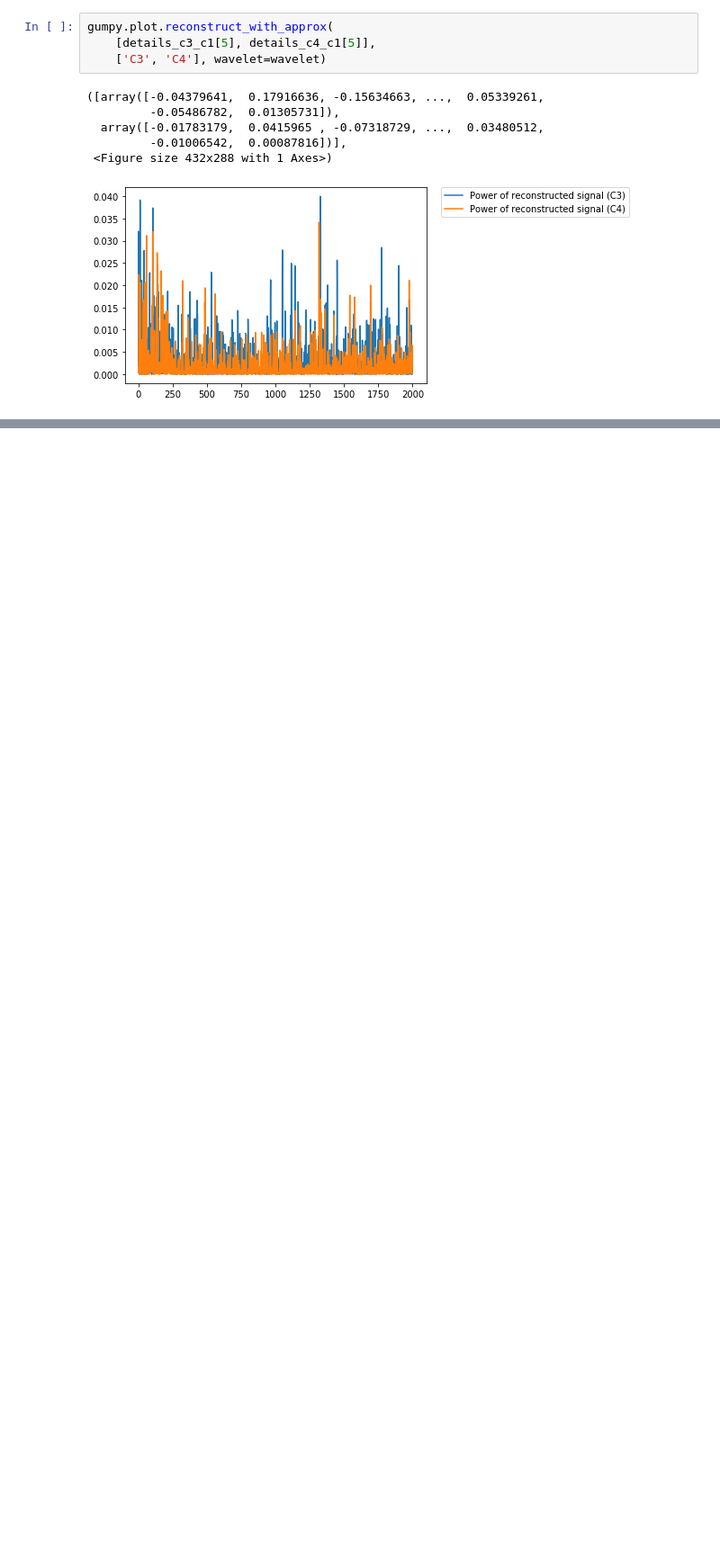
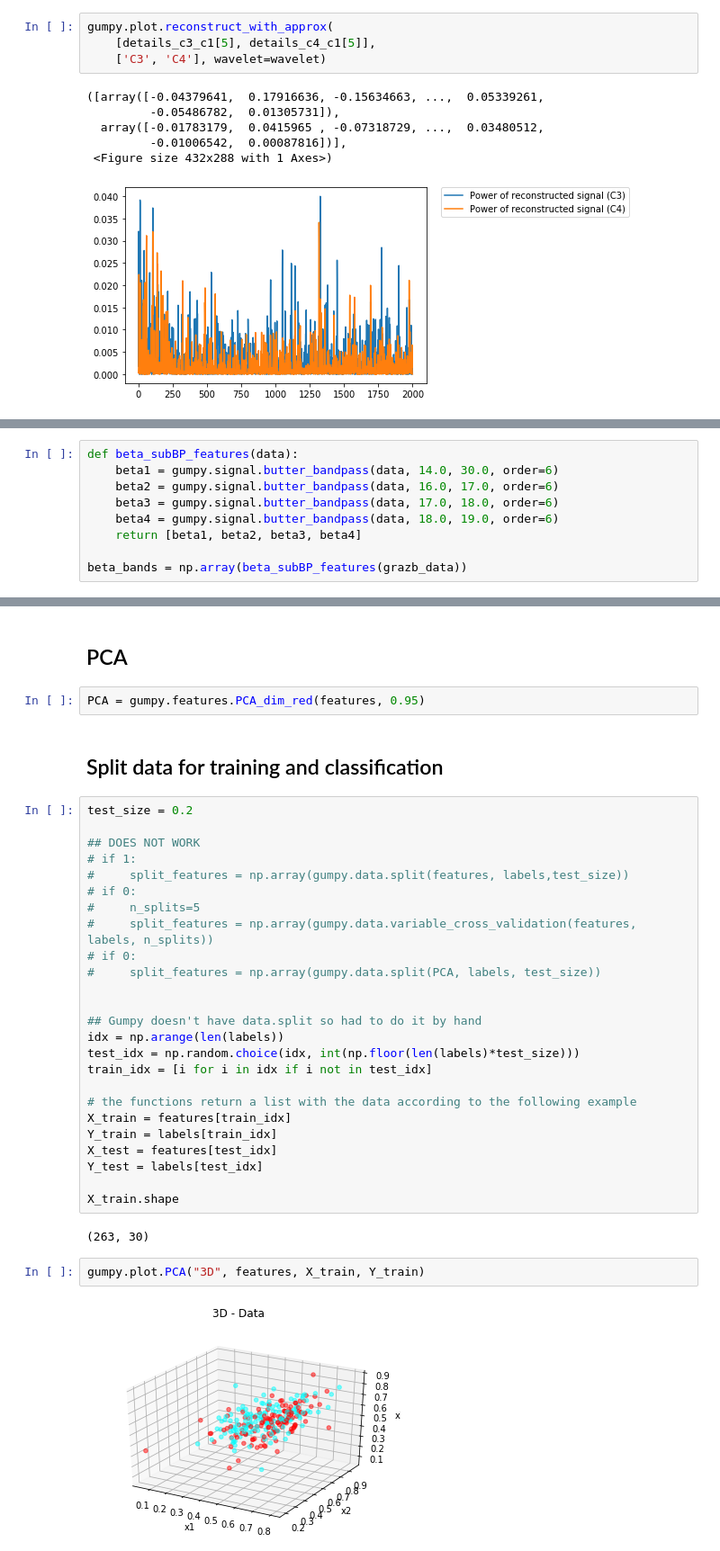
Before and after one commit to NathanielRose/eeg-294, a Jupyter notebook: Gumpy_Testing_SH.ipynb, the cells around one changed output, grey strips where cells are left out. Shown at 90% size. Cells and saved outputs as stored; diff of their text form; blank space fills up the shorter version.

```diff
--- a/Gumpy_Testing_SH.ipynb
+++ b/Gumpy_Testing_SH.ipynb
@@ -351,0 +386,9 @@ gumpy.plot.reconstruct_with_approx(
+# %%
+def beta_subBP_features(data):
+    beta1 = gumpy.signal.butter_bandpass(data, 14.0, 30.0, order=6)
+    beta2 = gumpy.signal.butter_bandpass(data, 16.0, 17.0, order=6)
+    beta3 = gumpy.signal.butter_bandpass(data, 17.0, 18.0, order=6)
+    beta4 = gumpy.signal.butter_bandpass(data, 18.0, 19.0, order=6)
+    return [beta1, beta2, beta3, beta4]
+
+beta_bands = np.array(beta_subBP_features(grazb_data))
@@ -351,0 +528,37 @@ gumpy.plot.reconstruct_with_approx(
+# %% [markdown]
+## PCA
+# %%
+PCA = gumpy.features.PCA_dim_red(features, 0.95)
+# %% [markdown]
+## Split data for training and classification
+# %%
+test_size = 0.2
+
+## DOES NOT WORK
+# if 1:
+#     split_features = np.array(gumpy.data.split(features, labels,test_size))
+# if 0:
+#     n_splits=5
+#     split_features = np.array(gumpy.data.variable_cross_validation(features, labels, n_splits))
+# if 0:
+#     split_features = np.array(gumpy.data.split(PCA, labels, test_size))
+
+
+## Gumpy doesn't have data.split so had to do it by hand
+idx = np.arange(len(labels))
+test_idx = np.random.choice(idx, int(np.floor(len(labels)*test_size)))
+train_idx = [i for i in idx if i not in test_idx]
+
+# the functions return a list with the data according to the following example
+X_train = features[train_idx]
+Y_train = labels[train_idx]
+X_test = features[test_idx]
+Y_test = labels[test_idx]
+
+X_train.shape
+# %% [output]
+(263, 30)
+# %%
+gumpy.plot.PCA("3D", features, X_train, Y_train)
+# %% [output]
+[figure, added]
```
Also changed, not shown: parts of 24 cells of this notebook.
